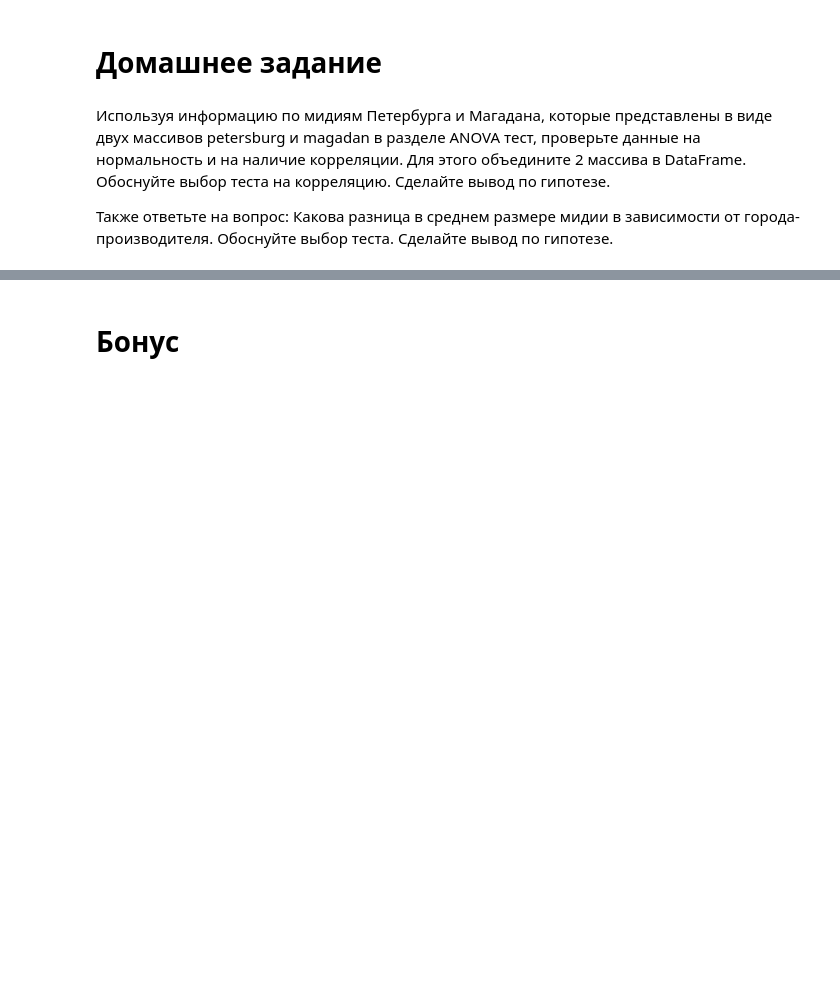
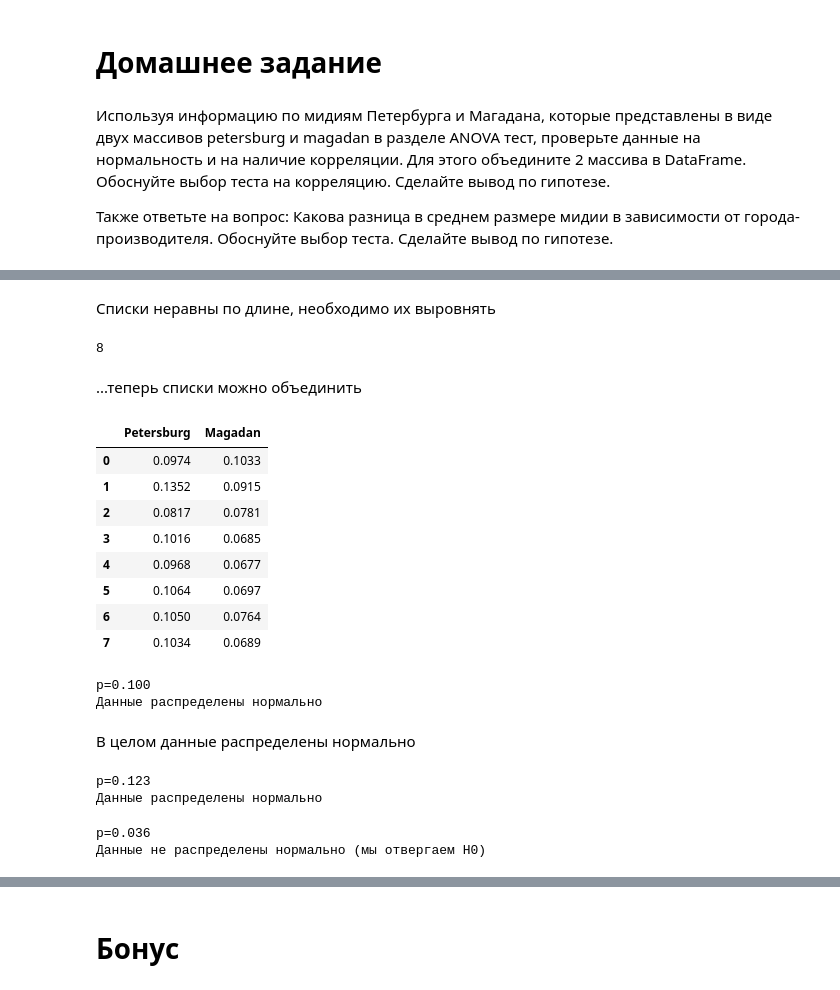
Before and after one commit to DarthSirius/Lessons, a Jupyter notebook: SkillFactory/EDA/stat-tests-eda-4.ipynb, the cells around one changed output, grey strips where cells are left out. Cells and saved outputs as stored; diff of their text form; code cells hidden in the pictures; blank space fills up the shorter version.

```diff
--- a/SkillFactory/EDA/stat-tests-eda-4.ipynb
+++ b/SkillFactory/EDA/stat-tests-eda-4.ipynb
@@ -196,0 +206,79 @@ _____
+# %% [markdown]
+Списки неравны по длине, необходимо их выровнять
+# %%
+# посчитаем среднее по списку petersburg
+import statistics
+p_mean = round(statistics.mean(petersburg), 4)
+# %%
+# дополним этим значением список для выравнивания с magadan по длине
+petersburg.append(p_mean)
+len(petersburg)
+# %% [output]
+8
+# %% [markdown]
+...теперь списки можно объединить
+# %%
+# Объединим два массива в DataFrame.
+m_data = pd.DataFrame({'Petersburg':petersburg, 'Magadan':magadan})
+# %%
+m_data
+# %% [output]
+|  | Petersburg | Magadan |
+| 0 | 0.0974 | 0.1033 |
+| 1 | 0.1352 | 0.0915 |
+| 2 | 0.0817 | 0.0781 |
+| 3 | 0.1016 | 0.0685 |
+| 4 | 0.0968 | 0.0677 |
+| 5 | 0.1064 | 0.0697 |
+| 6 | 0.1050 | 0.0764 |
+| 7 | 0.1034 | 0.0689 |
+# %%
+# проверяем данные на нормальность методом Шапиро-Уилка
+H0 = 'Данные распределены нормально'
+Ha = 'Данные не распределены нормально (мы отвергаем H0)'
+_, p = shapiro(m_data)
+print('p=%.3f' % p)
+
+# Интерпретация
+
+if p > alpha:
+	print(H0)
+else:
+	print(Ha)
+# %% [output]
+p=0.100
+Данные распределены нормально
+# %% [markdown]
+В целом данные распределены нормально
+# %%
+# проверяем данные на нормальность методом Шапиро-Уилка
+H0 = 'Данные распределены нормально'
+Ha = 'Данные не распределены нормально (мы отвергаем H0)'
+_, p = shapiro(m_data['Petersburg'])
+print('p=%.3f' % p)
+
+# Интерпретация
+
+if p > alpha:
+	print(H0)
+else:
+	print(Ha)
+# %% [output]
+p=0.123
+Данные распределены нормально
+# %%
+# проверяем данные на нормальность методом Шапиро-Уилка
+H0 = 'Данные распределены нормально'
+Ha = 'Данные не распределены нормально (мы отвергаем H0)'
+_, p = shapiro(m_data['Magadan'])
+print('p=%.3f' % p)
+
+# Интерпретация
+
+if p > alpha:
+	print(H0)
+else:
+	print(Ha)
+# %% [output]
+p=0.036
+Данные не распределены нормально (мы отвергаем H0)
```
Also changed, not shown: parts of 12 cells of this notebook, 5 other files.
